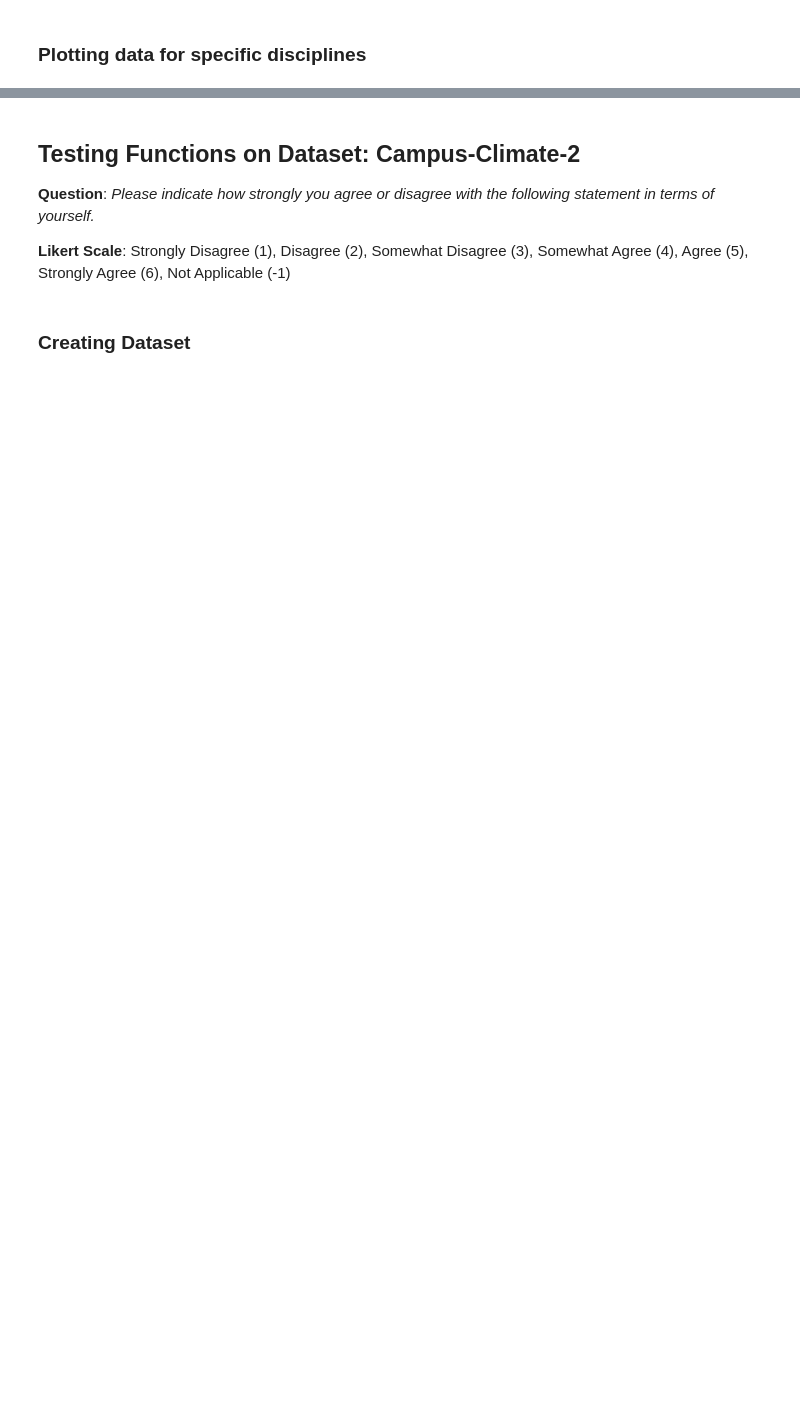
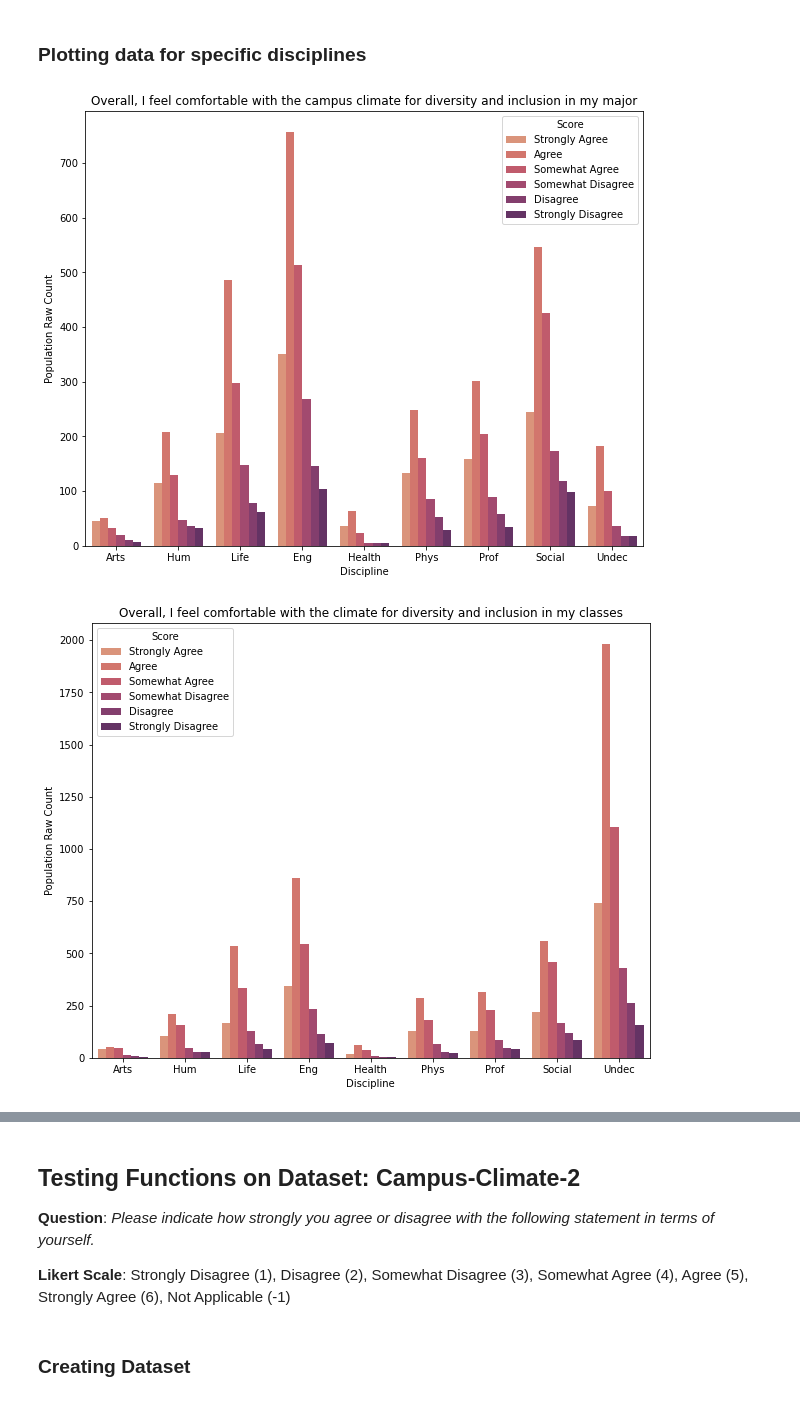
Before and after one commit to emilyslopez/Data_Mural_Project, a Jupyter notebook: Notebooks/Test1_streamlining_datasets_exploration.ipynb, the cells around one changed output, grey strips where cells are left out. Saved outputs shown, nothing was run; the diff lists cells and outputs as text; code cells hidden in the pictures; blank space fills up the shorter version.

```diff
--- a/Notebooks/Test1_streamlining_datasets_exploration.ipynb
+++ b/Notebooks/Test1_streamlining_datasets_exploration.ipynb
@@ -275,2 +370,7 @@ FileNotFoundError: [Errno 2] No such file or directory: '/Users/emilylopez/Deskt
 # %% [markdown]
 ### Plotting data for specific disciplines
+# %%
+plot_disciplines(new_df, likert_scale)
+# %% [output]
+[figure, added]
+[figure, added]
```
Also changed, not shown: parts of 11 cells of this notebook.
